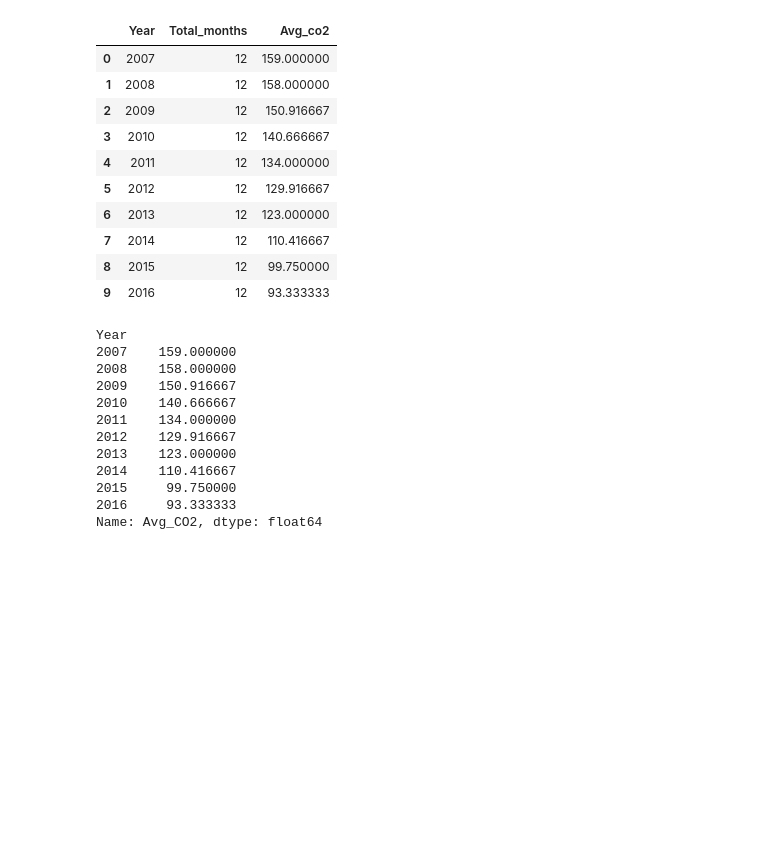
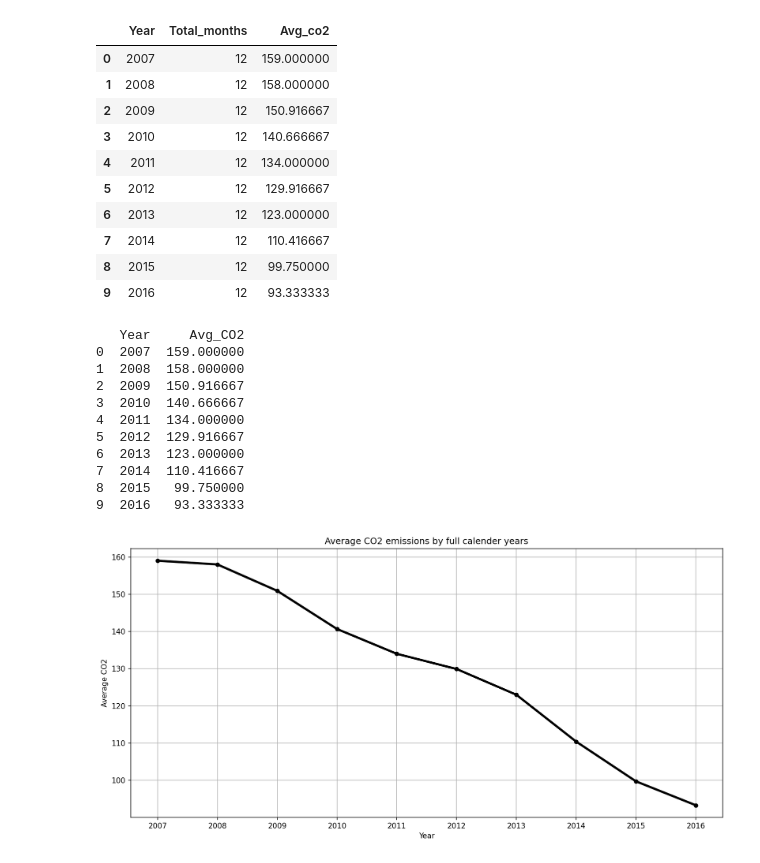
Before and after one commit to StefanLundberg77/ai_engineering_stefan_lundberg, a Jupyter notebook: exercises/exercise_0/car_sales_eda.ipynb, the cells around one changed output. Saved outputs shown, nothing was run; the diff lists cells and outputs as text; code cells hidden in the pictures; blank space fills up the shorter version.

```diff
--- a/exercises/exercise_0/car_sales_eda.ipynb
+++ b/exercises/exercise_0/car_sales_eda.ipynb
@@ -174,19 +174,36 @@ df_avg_co2_by_year
 # filtering the data to include only full years
 df_full_years = df.groupby("Year").filter(lambda x: x["Month"].nunique() == 12)
 
-# grouping and calculating the average CO2 emissions by year
-df_avg_co2_by_year_v2 = df_full_years.groupby("Year")["Avg_CO2"].mean()
+# grouping and calculating the average CO2 emissions by year and resetting the index
+df_avg_co2_by_year_v2 = df_full_years.groupby("Year")["Avg_CO2"].mean().reset_index()
 print(df_avg_co2_by_year_v2)
 # %% [output]
-Year
-2007    159.000000
-2008    158.000000
-2009    150.916667
-2010    140.666667
-2011    134.000000
-2012    129.916667
-2013    123.000000
-2014    110.416667
-2015     99.750000
-2016     93.333333
-Name: Avg_CO2, dtype: float64
+   Year     Avg_CO2
+0  2007  159.000000
+1  2008  158.000000
+2  2009  150.916667
+3  2010  140.666667
+4  2011  134.000000
+5  2012  129.916667
+6  2013  123.000000
+7  2014  110.416667
+8  2015   99.750000
+9  2016   93.333333
+# %%
+fig, ax = plt.subplots(figsize=(12, 6), dpi=150)
+
+plt.grid(True)
+plt.xticks(df_avg_co2_by_year_v2["Year"])
+ax.plot(df_avg_co2_by_year_v2["Year"], df_avg_co2_by_year_v2["Avg_CO2"],
+        marker="o",
+        linestyle="-",
+        color="black",
+        linewidth=3,
+        markersize=5)
+ax.set(xlabel="Year",
+       ylabel="Average CO2",
+       title="Average CO2 emissions by full calender years")
+plt.tight_layout()
+fig.savefig("avg_co2_by_year.png")
+# %% [output]
+[figure, added]
```
Also changed, not shown: 1 other file.
